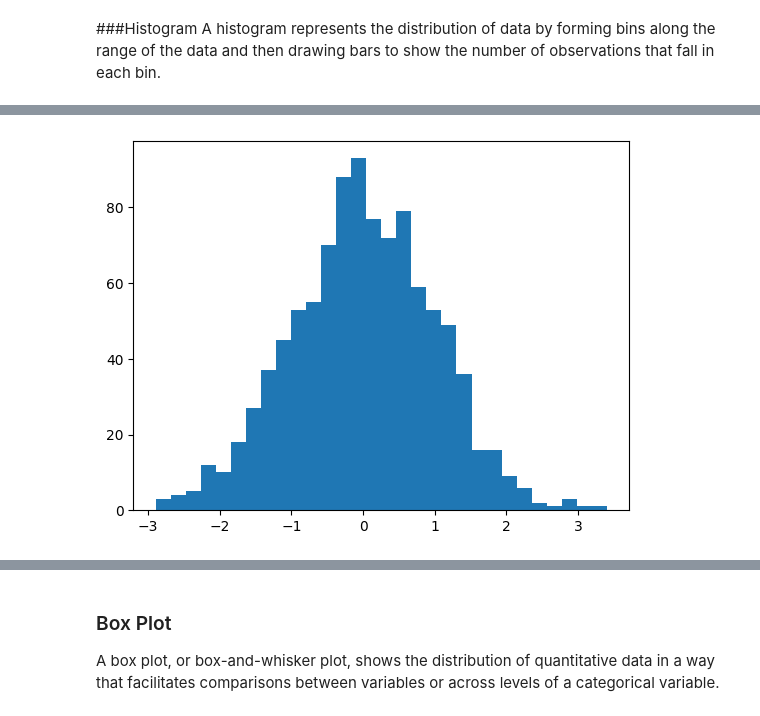
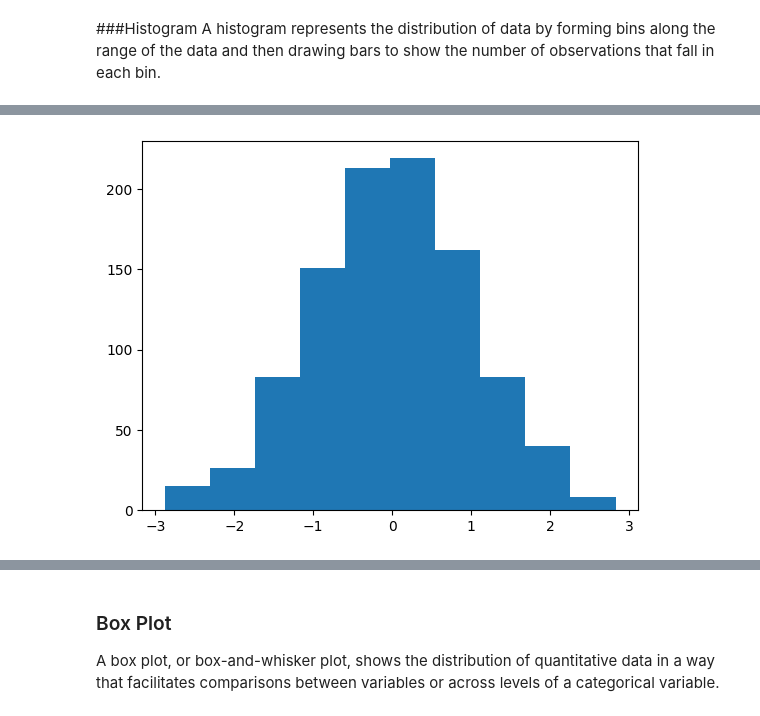
Before and after one commit to havaledar/ECON3740_F24, a Jupyter notebook: W24_ECON3740_Lab_6.ipynb, the cells around one changed output, grey strips where cells are left out. Cells and saved outputs as stored; diff of their text form; code cells hidden in the pictures.

```diff
--- a/W24_ECON3740_Lab_6.ipynb
+++ b/W24_ECON3740_Lab_6.ipynb
@@ -69,9 +72,9 @@ A histogram represents the distribution of data by forming bins along the range
 # %%
 data = np.random.randn(1000)
 # %%
-plt.hist(data, bins=30)
+plt.hist(data)
 
 plt.show()
 # %% [output]
-[figure, old version]
+[figure, new version]
 # %%
```
Also changed, not shown: parts of 11 cells of this notebook.
